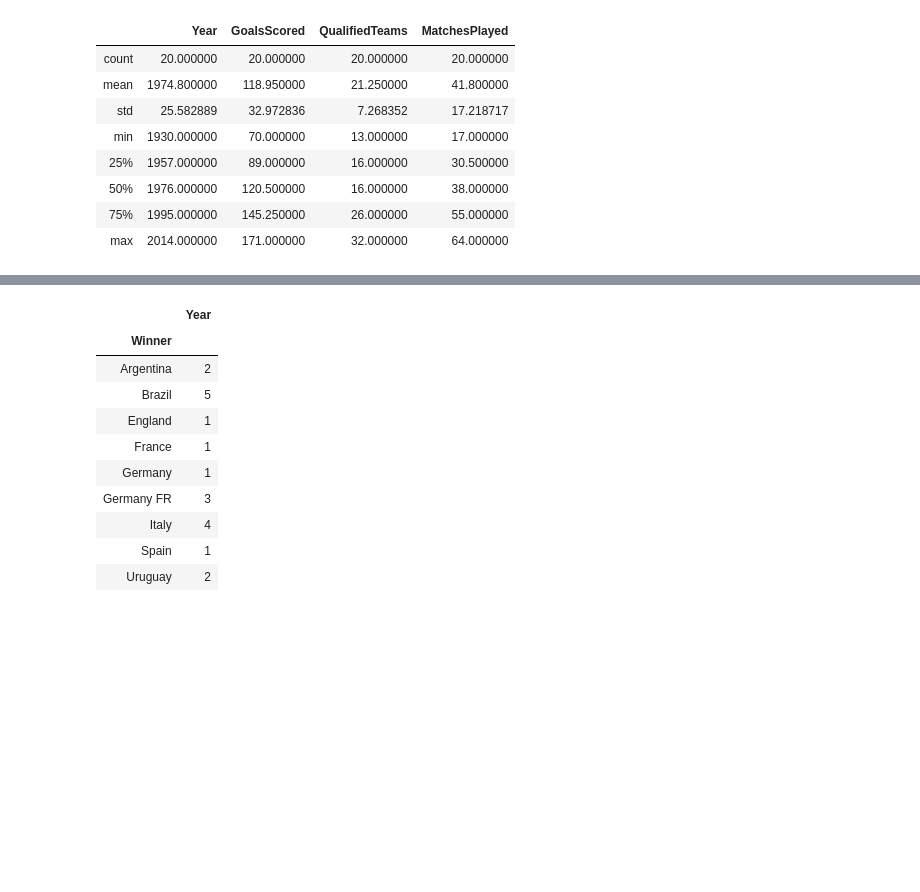
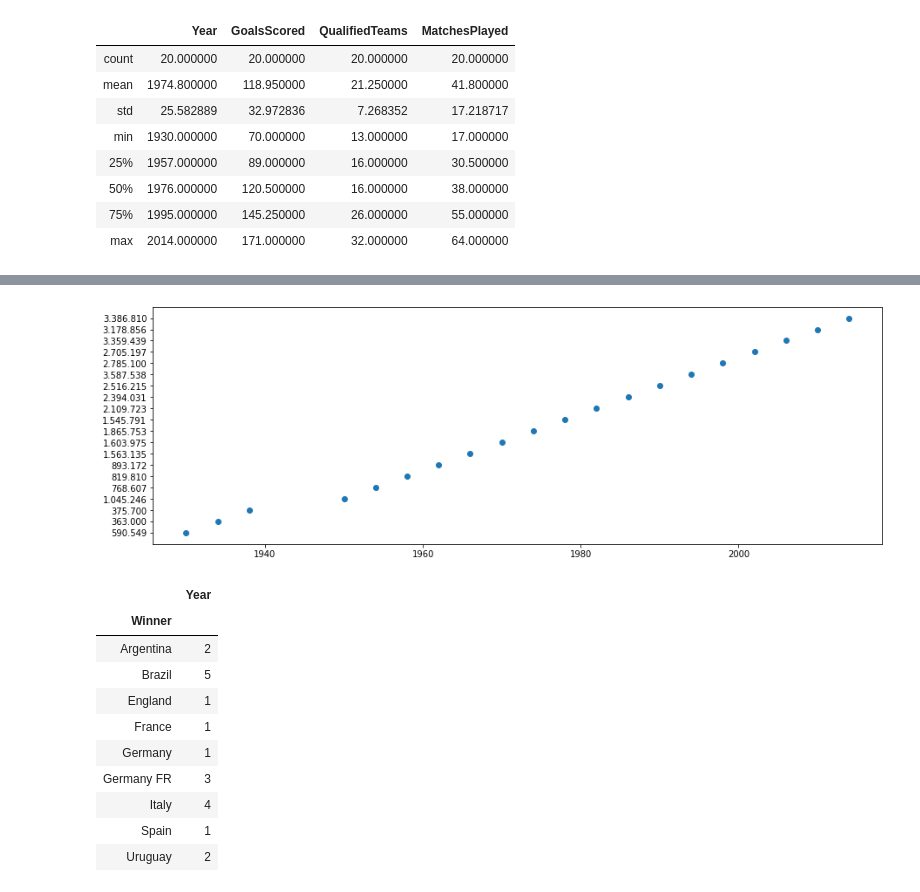
Before and after one commit to alijumani/py4ds, a Jupyter notebook: Final.Project.ipynb, the cells around one changed output, grey strips where cells are left out. Cells and saved outputs as stored; diff of their text form; code cells hidden in the pictures; blank space fills up the shorter version.

```diff
--- a/Final.Project.ipynb
+++ b/Final.Project.ipynb
@@ -75,3 +101,10 @@ WorldCups.describe()
+# %%
+plt.figure(figsize = (15,5))
+plt.scatter('Year','Attendance', data=WorldCups);
+# Similarly our assumption of grwoing popularity of sports is also held true as the total attendance have kept on increasing. This could also be due to the fact that more
+# investment is made into this sport over time so higher capacity of stadiums to hold more attendance
+# %% [output]
+[figure, added]
 # %%
 WorldCups.groupby('Winner').count()[['Year']]
 #We can see here that Brazil has won the most WorldCups (5) followed by Italy (4) and Germany FR (3). In total there are 9 different nations that have won the
```
Also changed, not shown: parts of 20 cells of this notebook.
